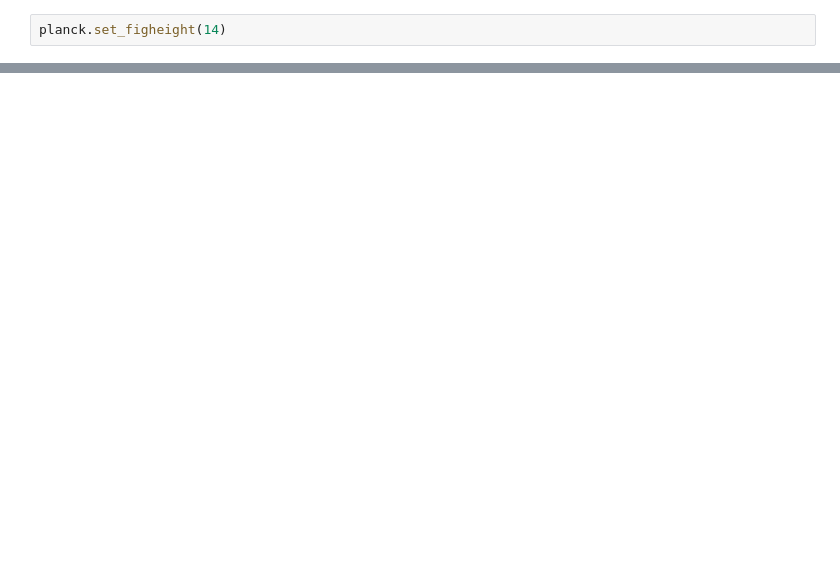
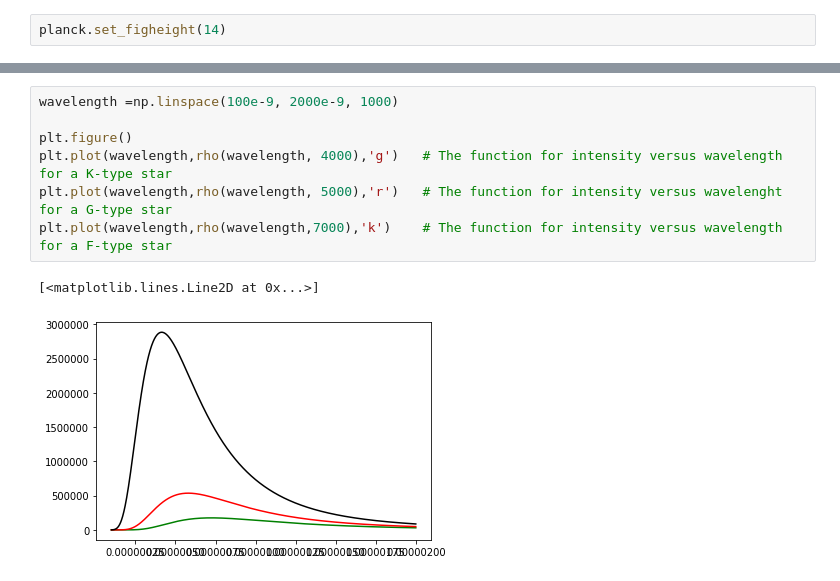
Before and after one commit to DillmannFrench/Physics, a Jupyter notebook: colors-python.ipynb, the cells around one changed output, grey strips where cells are left out. Saved outputs shown, nothing was run; the diff lists cells and outputs as text; blank space fills up the shorter version.

```diff
--- a/colors-python.ipynb
+++ b/colors-python.ipynb
@@ -67,0 +262,10 @@ planck
+# %%
+wavelength =np.linspace(100e-9, 2000e-9, 1000)
+
+plt.figure()
+plt.plot(wavelength,rho(wavelength, 4000),'g')   # The function for intensity versus wavelength for a K-type star
+plt.plot(wavelength,rho(wavelength, 5000),'r')   # The function for intensity versus wavelenght for a G-type star
+plt.plot(wavelength,rho(wavelength,7000),'k')    # The function for intensity versus wavelength for a F-type star
+# %% [output]
+[<matplotlib.lines.Line2D at 0x...>]
+[figure, added]
```
Also changed, not shown: parts of 42 cells of this notebook.
